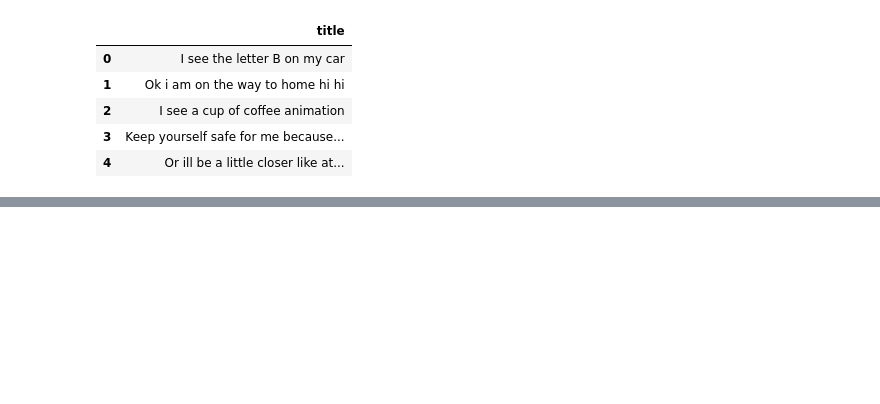
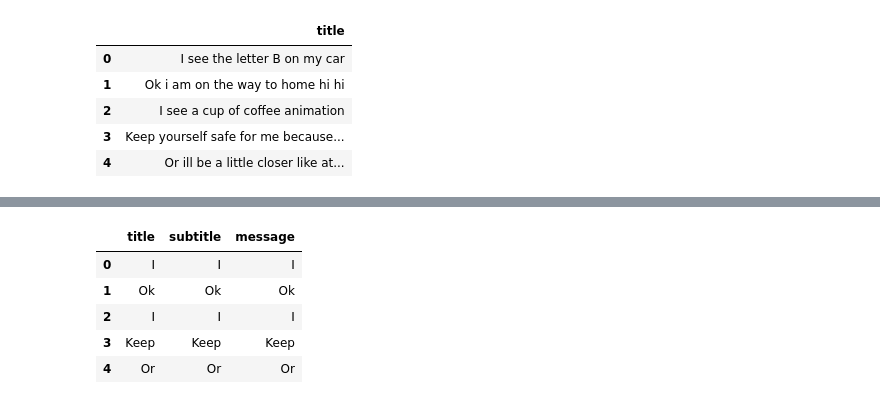
Before and after one commit to darrylbalderas/test-message-detector, a Jupyter notebook: test-message-detector.ipynb, the cells around one changed output, grey strips where cells are left out. Cells and saved outputs as stored; diff of their text form; code cells hidden in the pictures; blank space fills up the shorter version.

```diff
--- a/test-message-detector.ipynb
+++ b/test-message-detector.ipynb
@@ -156,0 +157,6 @@ scenario_one.head()
+# %%
+def create_scenario_three(messages):
+    df = create_default_scenario(messages)
+    for column in df.columns:
+        df[column] = df[column].apply(lambda x: x.split()[0])
+    return df
@@ -156,0 +212,9 @@ scenario_one.head()
+# %%
+create_scenario_three(no_single_messages).head()
+# %% [output]
+|  | title | subtitle | message |
+| 0 | I | I | I |
+| 1 | Ok | Ok | Ok |
+| 2 | I | I | I |
+| 3 | Keep | Keep | Keep |
+| 4 | Or | Or | Or |
```
Also changed, not shown: parts of 21 cells of this notebook.
